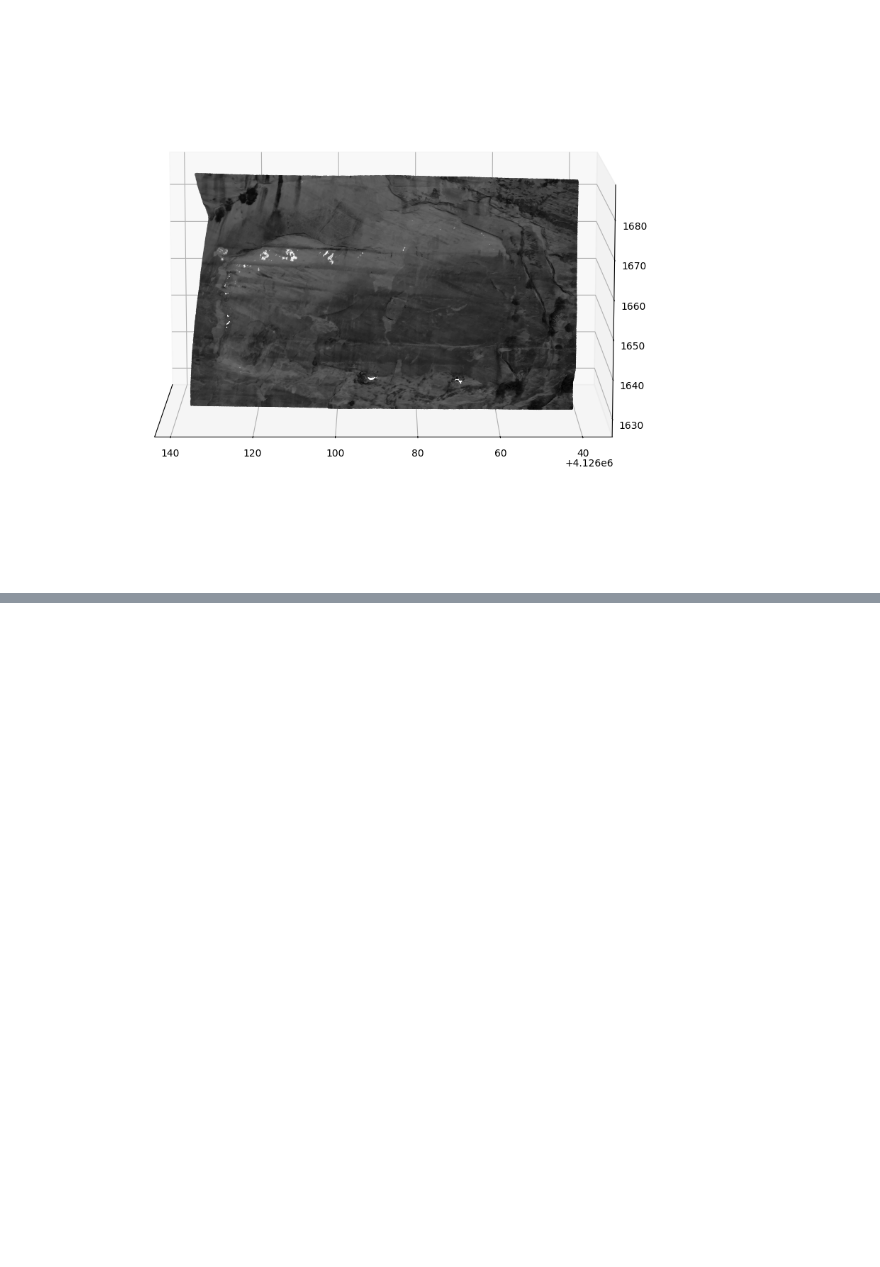
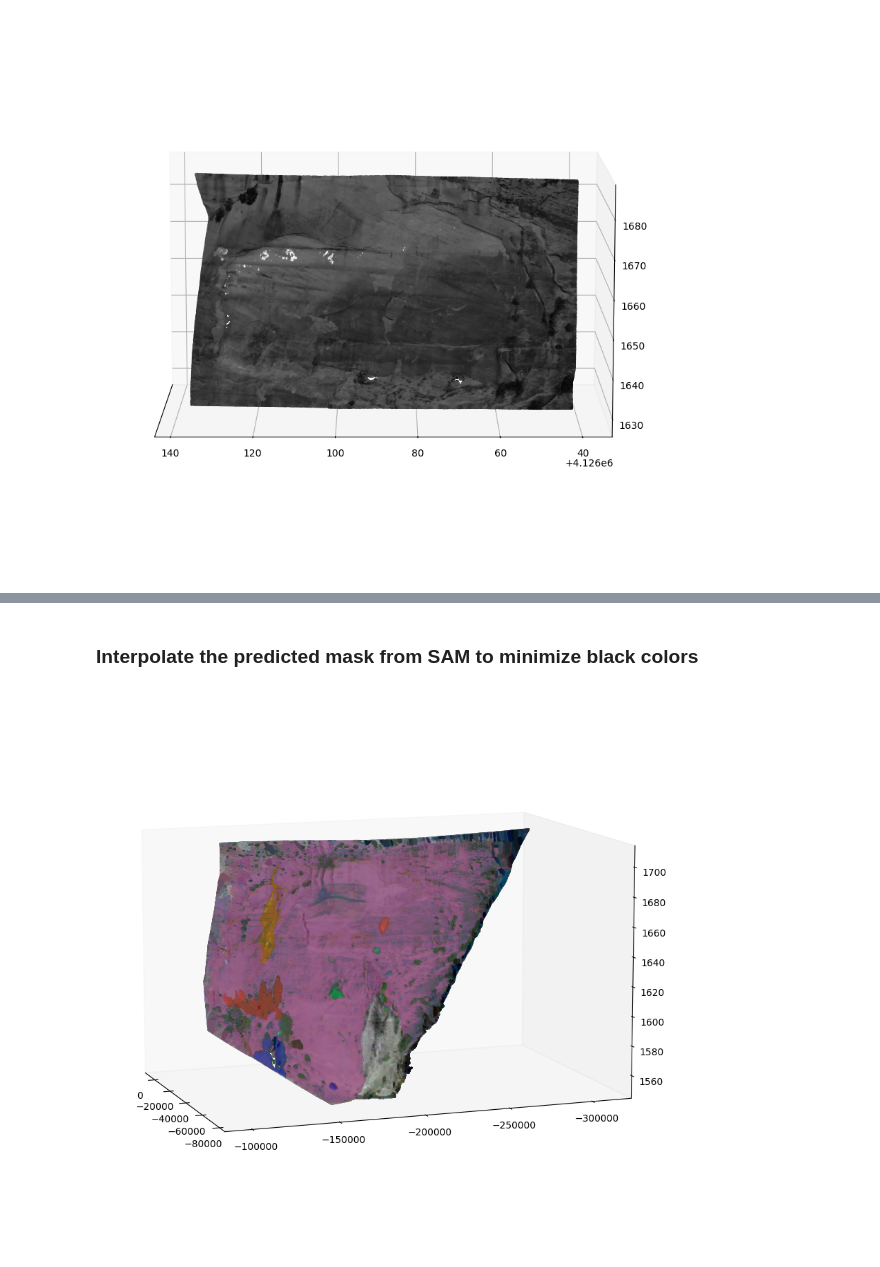
Before and after one commit to Josesx506/UA_PhD_Coursework_Assignments, a Jupyter notebook: 2024_Spring/GEN_580/Project/Final_Proj.ipynb, the cells around one changed output, grey strips where cells are left out. Cells and saved outputs as stored; diff of their text form; code cells hidden in the pictures; blank space fills up the shorter version.

Commit message:
final project MNE 580

```diff
--- a/2024_Spring/GEN_580/Project/Final_Proj.ipynb
+++ b/2024_Spring/GEN_580/Project/Final_Proj.ipynb
@@ -203,0 +272,44 @@ plt.show()
+# %% [markdown]
+### Interpolate  the predicted mask from SAM to minimize black colors
+# %%
+x = ptcl.X
+y = ptcl.Y
+z = ptcl.z
+
+# Define a threshold to identify black points
+black_threshold = 0.1  # Adjust as needed
+
+# Identify black points
+black_points_indices = np.where((r < black_threshold) & (g < black_threshold) & (b < black_threshold))[0]
+non_black_points_indices = np.where((r >= black_threshold) | (g >= black_threshold) | (b >= black_threshold))[0]
+
+# Create a KDTree for fast nearest neighbor search
+xyz_black = np.column_stack((x[black_points_indices], y[black_points_indices], z[black_points_indices]))
+xyz_non_black = np.column_stack((x[non_black_points_indices], y[non_black_points_indices], z[non_black_points_indices]))
+tree = cKDTree(xyz_non_black)
+
+# Find nearest non-black neighbors for each black point and interpolate colors
+interpolated_colors = []
+for xyz in xyz_black:
+    # Find the nearest neighbor and its index
+    dist, index = tree.query(xyz)
+    nearest_color = (r[non_black_points_indices[index]], g[non_black_points_indices[index]], b[non_black_points_indices[index]])
+    interpolated_colors.append(nearest_color)
+
+# Update the colors of the black points with the interpolated colors
+r[black_points_indices], g[black_points_indices], b[black_points_indices] = np.array(interpolated_colors).T
+# %%
+# Create scatter plot with interpolated colors
+dcm = 1
+
+fig = plt.figure(figsize=(8,8), constrained_layout=True)
+ax = fig.add_subplot(projection='3d')
+ax.scatter(x[::dcm], y[::dcm], z[::dcm], c=np.column_stack((r1[::dcm], g1[::dcm], b1[::dcm])), s=1)
+ax.scatter(x[::dcm], y[::dcm], z[::dcm], c=np.column_stack((r[::dcm], g[::dcm], b[::dcm])), s=1, alpha=0.01)
+ax.view_init(elev=10., azim=160)
+ax.margins(z=0.01)
+ax.set_box_aspect([1, 1.5, 0.9])
+ax.grid(False)
+plt.show()
+# %% [output]
+[figure, added]
```
Also changed, not shown: parts of 10 cells of this notebook, 2 other files.
